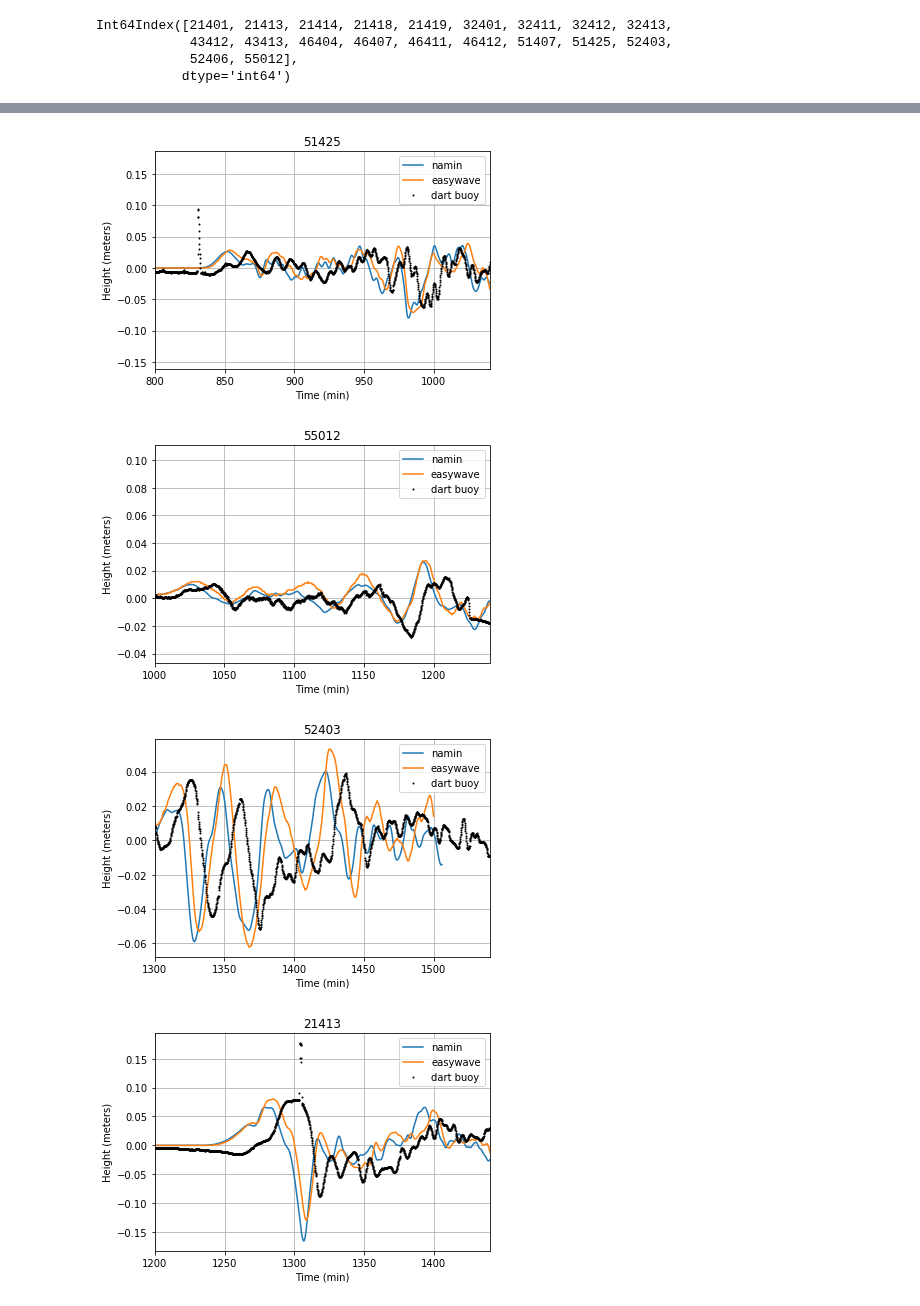
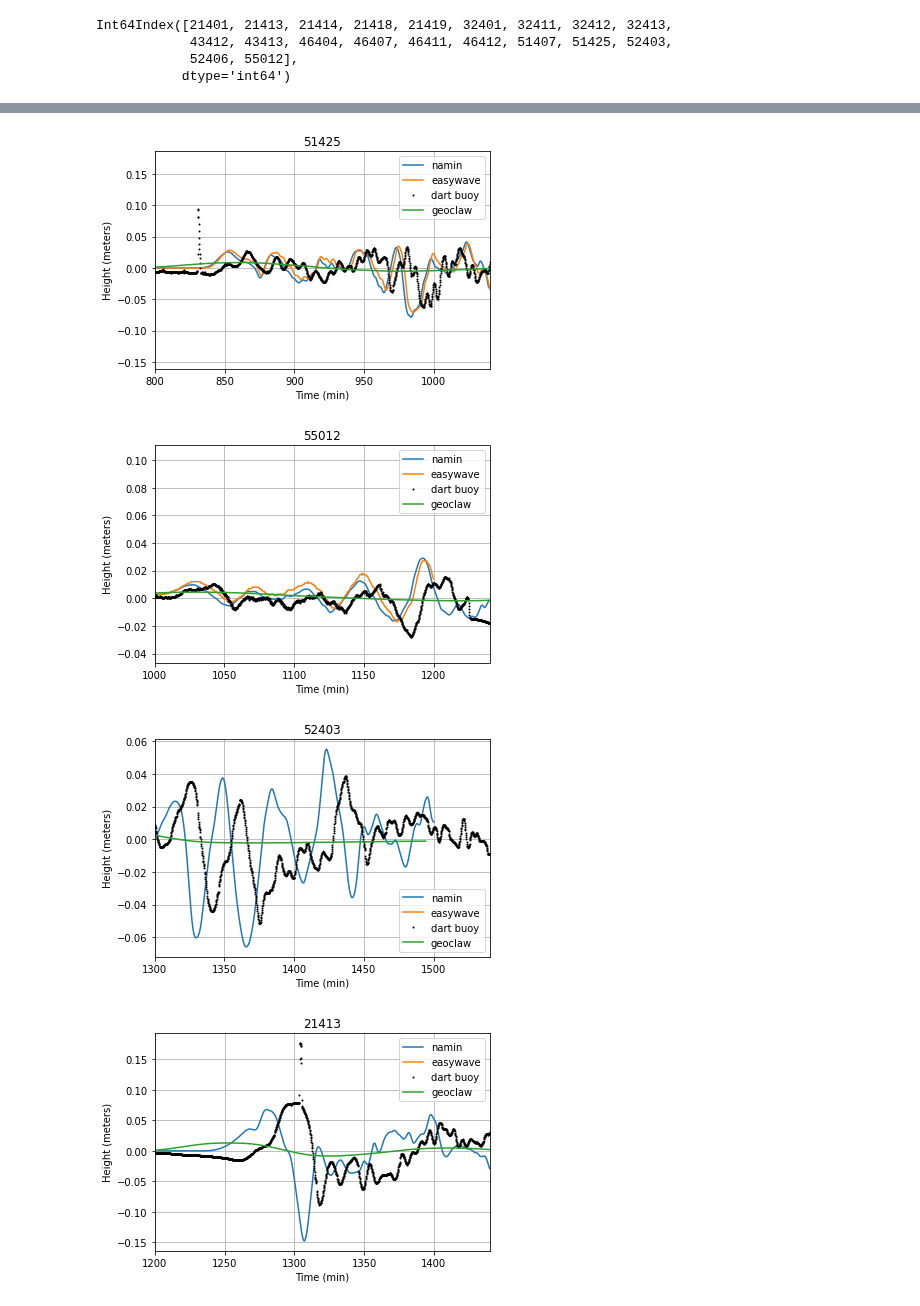
Before and after one commit to jgalazm/comp-geo-paper-figures, a Jupyter notebook: 03_biobio2010/comparison/compareTseries.ipynb, the cells around one changed output, grey strips where cells are left out. Drawn from its saved outputs; the diff is of its cells as text; code cells hidden in the pictures.

Commit message:
add(coarse) geoclaw to timeseries plots

```diff
--- a/03_biobio2010/comparison/compareTseries.ipynb
+++ b/03_biobio2010/comparison/compareTseries.ipynb
@@ -6,7 +6,7 @@ import pandas as pd
 # %%
 nami = pd.read_json('../tsunamilab/pois')
 # %%
-ewave = pd.read_csv('../easyWave/eWave.poi.ssh_b', delim_whitespace=True)
+ewave = pd.read_csv('../easyWave/eWave.poi.ssh', delim_whitespace=True)
 ewave.head()
 # %% [output]
 |  | Minute | 21414 | 21419 | 21401 | 21418 | 21413 | 52403 | 52406 | 55012 | 51425 | ... | ... |
@@ -22,6 +22,13 @@ DARTs = [21414, 21419, 21401, 21418, 21413, 52403, 52406, 55012, 51425, 51407,
 skipBuoys = [32401, 32413, 43413, 52406, 21401, 21419, 21414]
 
 DARTs = [dart for dart in DARTs if dart not in skipBuoys]
+# %%
+from clawpack.pyclaw.gauges import GaugeSolution
+geoclaw = {
+    gauge_id : GaugeSolution(gauge_id=gauge_id, path='../geoclaw/_output')
+    for gauge_id in DARTs
+
+}
 # %%
 darts = {}
 
@@ -80,7 +85,7 @@ for dart_number in poisid:
 
     plt.plot(ewave['Minute'], ewave[str(dart_number)],label='easywave')
     plt.plot(darts[dart_number][:,0]*60*24, darts[dart_number][:,1],'.', label='dart buoy', ms=2, c='k')
-
+    plt.plot(geoclaw[dart_number].t/60, geoclaw[dart_number].q[3,:], label="geoclaw")
     plt.legend(loc=0)
     plt.xlim(ranges[dart_number], ranges[dart_number]+4*60)
     plt.title(dart_number)
@@ -99,4 +102,4 @@ Passing one of 'on', 'true', 'off', 'false' as a boolean is deprecated; use an a
-[figure, old version]
+[figure, new version]
-[figure, old version]
+[figure, new version]
-[figure, old version]
+[figure, new version]
-[figure, old version]
+[figure, new version]
```
Also changed, not shown: parts of 2 cells of this notebook, 1 other file.
